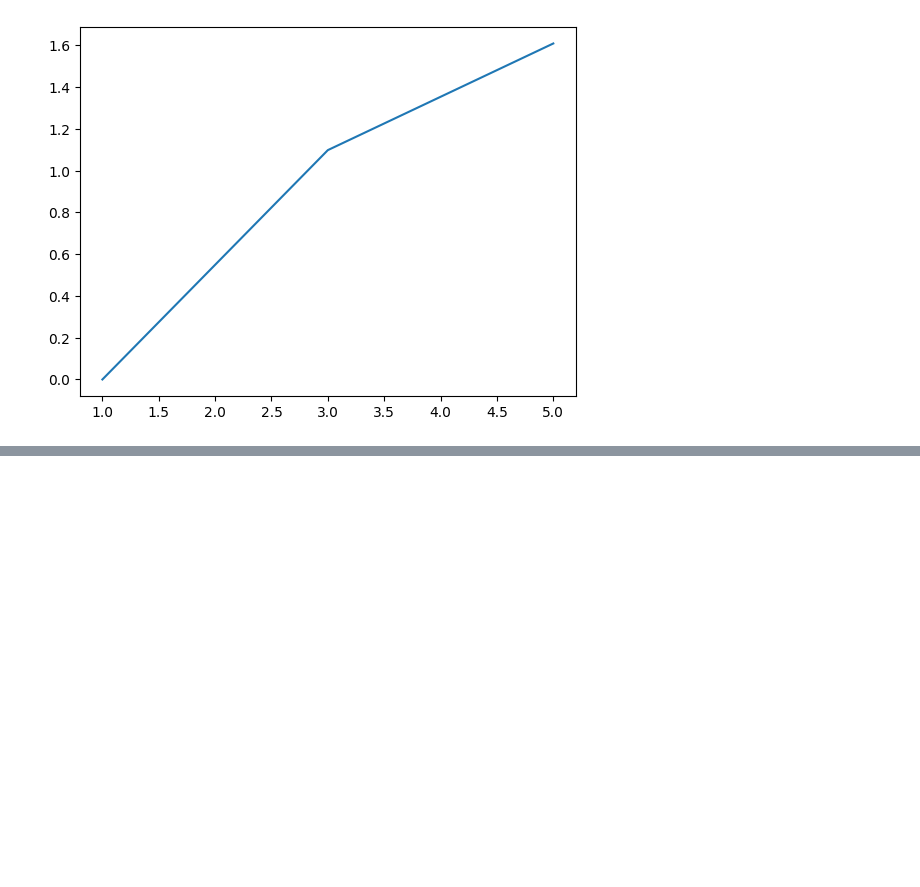
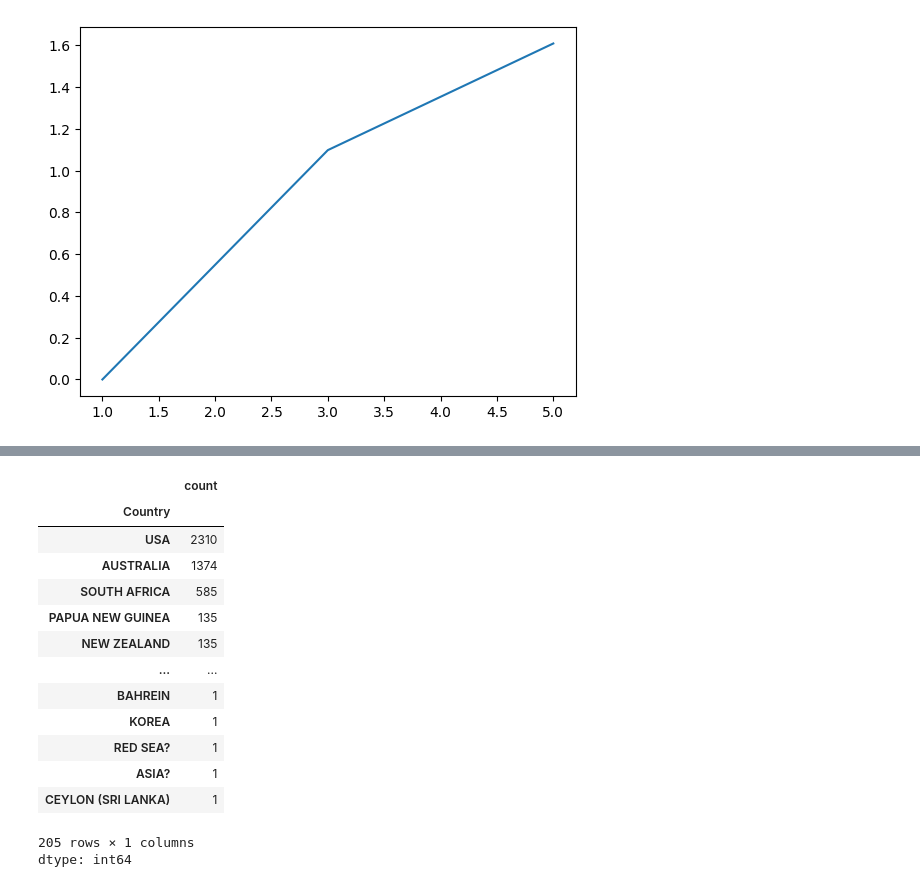
Before and after one commit to NickLarsonUVA/scratchpad, a Jupyter notebook: nb_2026_01_05.ipynb, the cells around one changed output, grey strips where cells are left out. Cells and saved outputs as stored; diff of their text form; code cells hidden in the pictures; blank space fills up the shorter version.

```diff
--- a/nb_2026_01_05.ipynb
+++ b/nb_2026_01_05.ipynb
@@ -42,0 +93,18 @@ df.head()
+# %%
+df['Country'].value_counts()
+# %% [output]
+|  | count |
+| Country |  |
+| USA | 2310 |
+| AUSTRALIA | 1374 |
+| SOUTH AFRICA | 585 |
+| PAPUA NEW GUINEA | 135 |
+| NEW ZEALAND | 135 |
+| ... | ... |
+| BAHREIN | 1 |
+| KOREA | 1 |
+| RED SEA? | 1 |
+| ASIA? | 1 |
+| CEYLON (SRI LANKA) | 1 |
+205 rows × 1 columns
+dtype: int64
```
Also changed, not shown: parts of 5 cells of this notebook.
